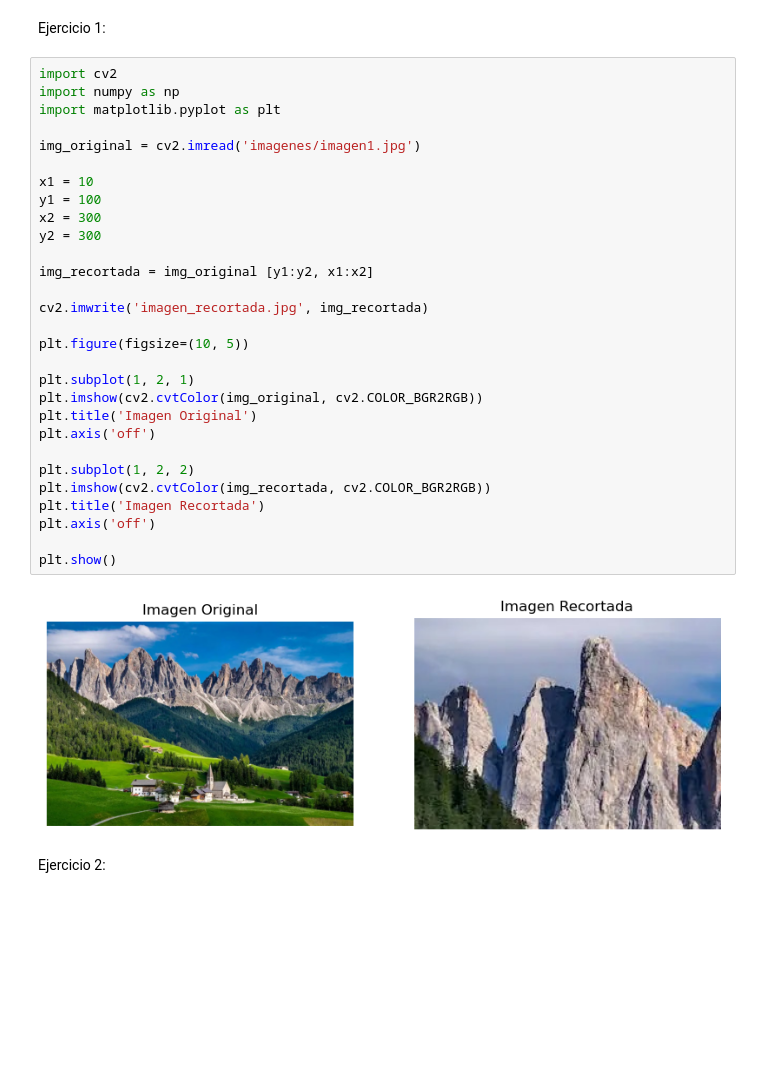
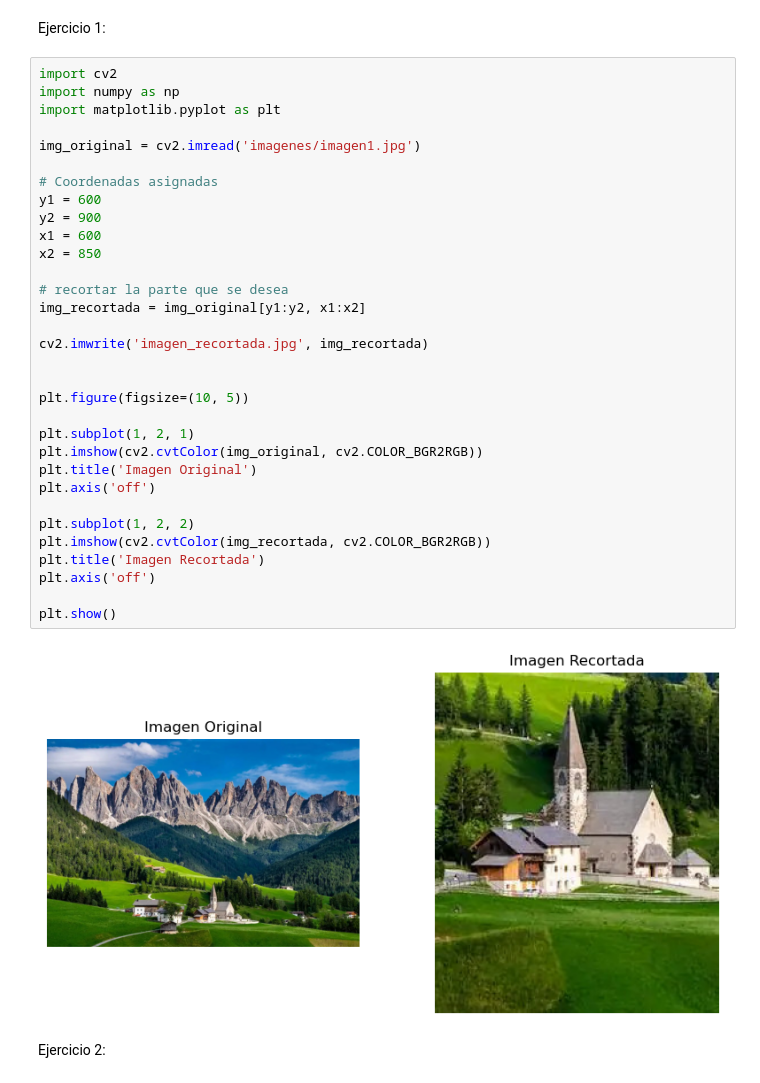
Before and after one commit to Pablo-Chambi/procesamiento_imagenes, a Jupyter notebook: LABORATORIO/Actividad_Evaluativa.ipynb, the cells around one changed output. Drawn from its saved outputs; the diff is of its cells as text; blank space fills up the shorter version.

```diff
--- a/LABORATORIO/Actividad_Evaluativa.ipynb
+++ b/LABORATORIO/Actividad_Evaluativa.ipynb
@@ -3,34 +3,37 @@ Ejercicio 1:
 # %%
 import cv2
 import numpy as np
 import matplotlib.pyplot as plt
 
 img_original = cv2.imread('imagenes/imagen1.jpg')
 
-x1 = 10
-y1 = 100
-x2 = 300
-y2 = 300
+# Coordenadas asignadas
+y1 = 600
+y2 = 900
+x1 = 600
+x2 = 850
 
-img_recortada = img_original [y1:y2, x1:x2]
+# recortar la parte que se desea
+img_recortada = img_original[y1:y2, x1:x2]
 
 cv2.imwrite('imagen_recortada.jpg', img_recortada)
+
 
 plt.figure(figsize=(10, 5))
 
 plt.subplot(1, 2, 1)
 plt.imshow(cv2.cvtColor(img_original, cv2.COLOR_BGR2RGB))
 plt.title('Imagen Original')
 plt.axis('off')
 
 plt.subplot(1, 2, 2)
 plt.imshow(cv2.cvtColor(img_recortada, cv2.COLOR_BGR2RGB))
 plt.title('Imagen Recortada')
 plt.axis('off')
 
 plt.show()
 # %% [output]
-[figure, old version]
+[figure, new version]
 # %% [markdown]
 Ejercicio 2:
 # %%
```
Also changed, not shown: parts of 5 cells of this notebook, 1 other file.
